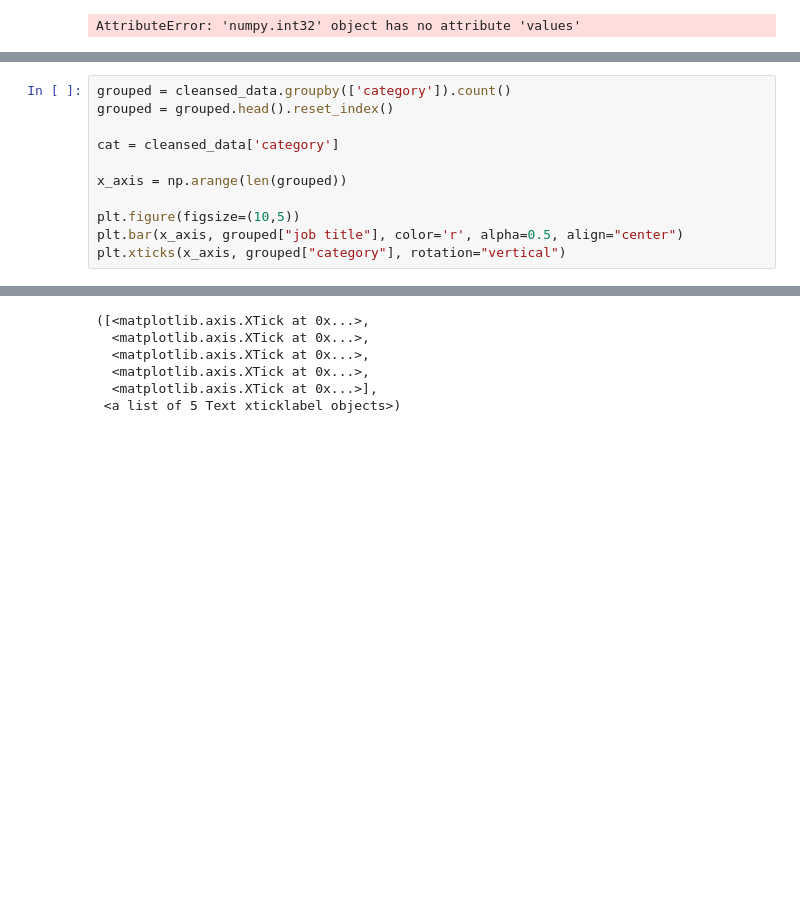
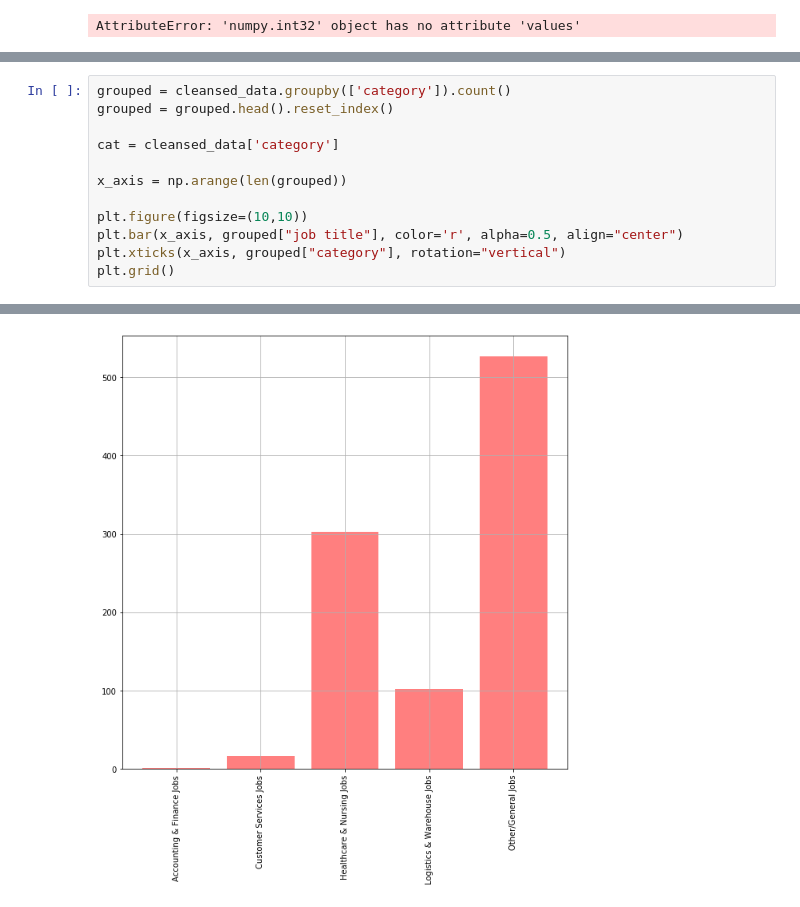
Before and after one commit to jmitterh/ProjectOnePyBootCamp, a Jupyter notebook: notebooks/JP_Visualization.ipynb, the cells around one changed output, grey strips where cells are left out. Drawn from its saved outputs; the diff is of its cells as text; blank space fills up the shorter version.

```diff
--- a/notebooks/JP_Visualization.ipynb
+++ b/notebooks/JP_Visualization.ipynb
@@ -159,7 +145,8 @@ cat = cleansed_data['category']
 
 x_axis = np.arange(len(grouped))
 
-plt.figure(figsize=(10,5))
+plt.figure(figsize=(10,10))
 plt.bar(x_axis, grouped["job title"], color='r', alpha=0.5, align="center")
 plt.xticks(x_axis, grouped["category"], rotation="vertical")
+plt.grid()
 # %% [output]
@@ -168,6 +153 @@ plt.xticks(x_axis, grouped["category"], rotation="vertical")
-([<matplotlib.axis.XTick at 0x...>,
-  <matplotlib.axis.XTick at 0x...>,
-  <matplotlib.axis.XTick at 0x...>,
-  <matplotlib.axis.XTick at 0x...>,
-  <matplotlib.axis.XTick at 0x...>],
- <a list of 5 Text xticklabel objects>)
+[figure, added]
```
Also changed, not shown: parts of 4 cells of this notebook, 1 other file.
